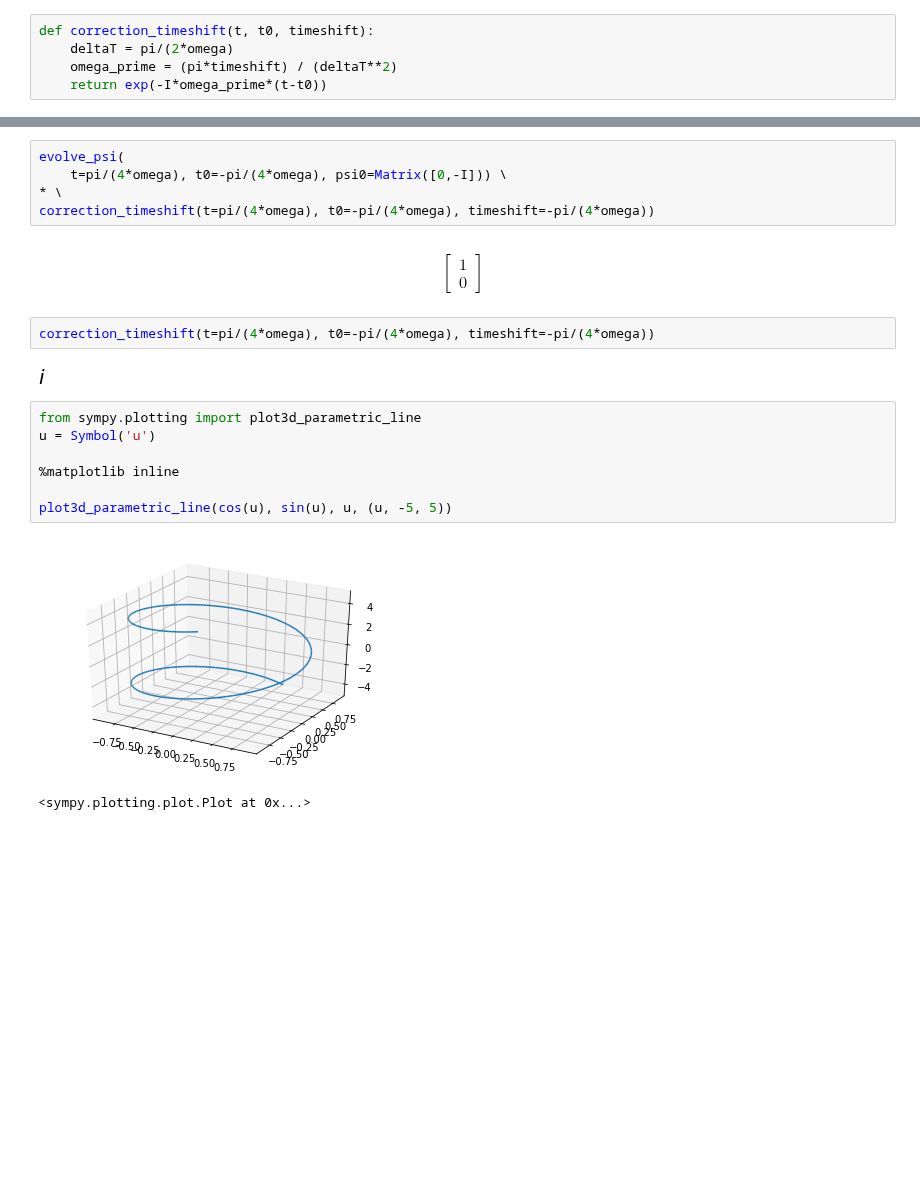
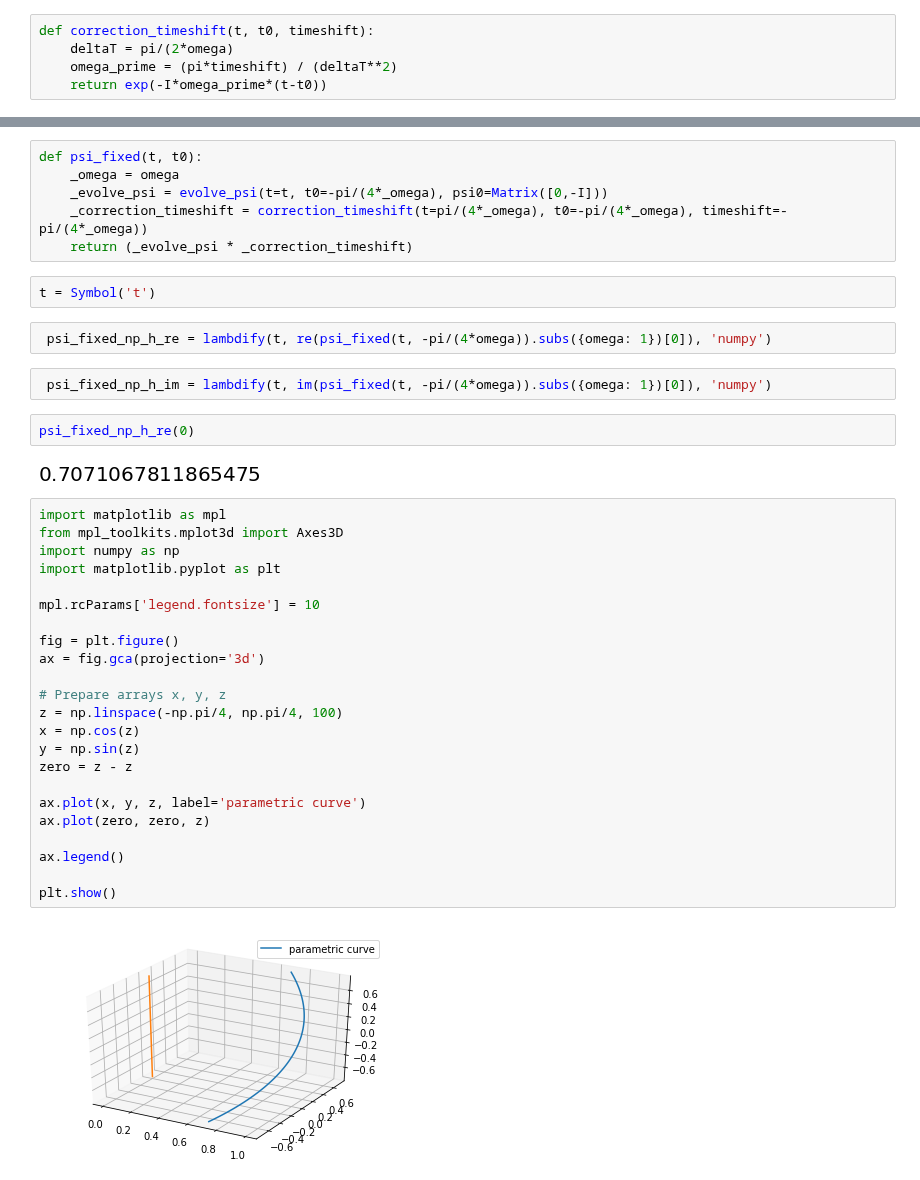
Before and after one commit to gderosa/timeq, a Jupyter notebook: comp/sympy/moreva.ipynb, the cells around one changed output, grey strips where cells are left out. Cells and saved outputs as stored; diff of their text form; blank space fills up the shorter version.

Commit message:
np+matplotlib stub

```diff
--- a/comp/sympy/moreva.ipynb
+++ b/comp/sympy/moreva.ipynb
@@ -97,21 +103,41 @@ def correction_timeshift(t, t0, timeshift):
 # %%
-evolve_psi(
-    t=pi/(4*omega), t0=-pi/(4*omega), psi0=Matrix([0,-I])) \
-* \
-correction_timeshift(t=pi/(4*omega), t0=-pi/(4*omega), timeshift=-pi/(4*omega))
+def psi_fixed(t, t0):
+    _omega = omega
+    _evolve_psi = evolve_psi(t=t, t0=-pi/(4*_omega), psi0=Matrix([0,-I]))
+    _correction_timeshift = correction_timeshift(t=pi/(4*_omega), t0=-pi/(4*_omega), timeshift=-pi/(4*_omega))
+    return (_evolve_psi * _correction_timeshift)
-# %% [output]
-$$\left[\begin{matrix}1\\0\end{matrix}\right]$$
-# %%
-correction_timeshift(t=pi/(4*omega), t0=-pi/(4*omega), timeshift=-pi/(4*omega))
-# %% [output]
-[figure, removed]
-# %%
-from sympy.plotting import plot3d_parametric_line
-u = Symbol('u')
-
-%matplotlib inline
-
-plot3d_parametric_line(cos(u), sin(u), u, (u, -5, 5))
-# %% [output]
-[figure, removed]
-<sympy.plotting.plot.Plot at 0x...>
+# %%
+t = Symbol('t')
+# %%
+ psi_fixed_np_h_re = lambdify(t, re(psi_fixed(t, -pi/(4*omega)).subs({omega: 1})[0]), 'numpy')
+# %%
+ psi_fixed_np_h_im = lambdify(t, im(psi_fixed(t, -pi/(4*omega)).subs({omega: 1})[0]), 'numpy')
+# %%
+psi_fixed_np_h_re(0)
+# %% [output]
+[figure, added]
+# %%
+import matplotlib as mpl
+from mpl_toolkits.mplot3d import Axes3D
+import numpy as np
+import matplotlib.pyplot as plt
+
+mpl.rcParams['legend.fontsize'] = 10
+
+fig = plt.figure()
+ax = fig.gca(projection='3d')
+
+# Prepare arrays x, y, z
+z = np.linspace(-np.pi/4, np.pi/4, 100)
+x = np.cos(z)
+y = np.sin(z)
+zero = z - z
+
+ax.plot(x, y, z, label='parametric curve')
+ax.plot(zero, zero, z)
+
+ax.legend()
+
+plt.show()
+# %% [output]
+[figure, added]
```
Also changed, not shown: parts of 3 cells of this notebook.
